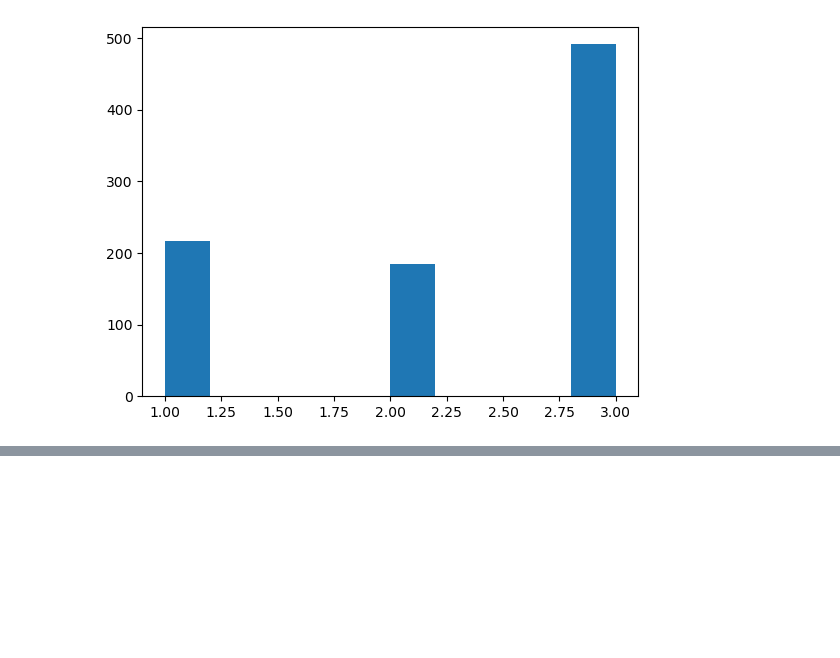
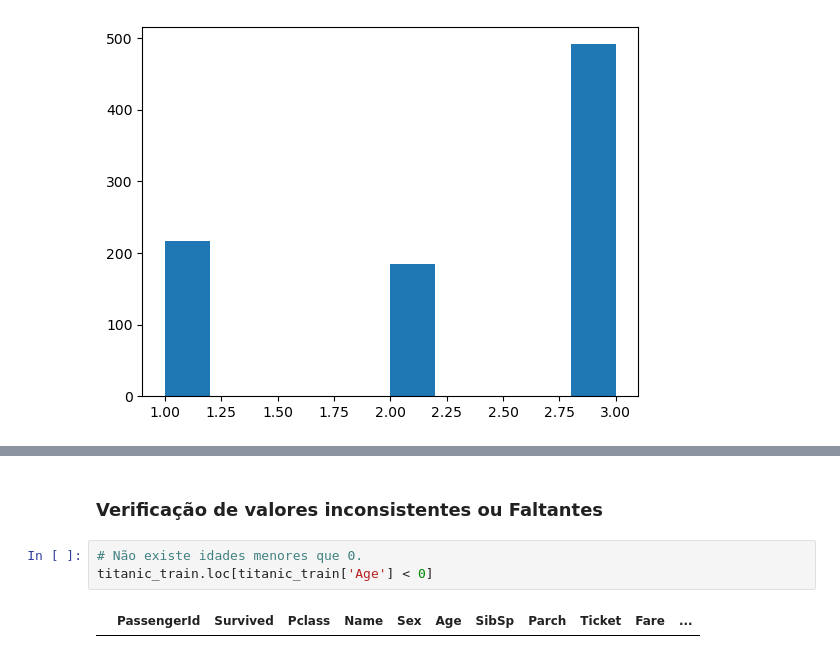
Before and after one commit to victorcunha94/ML_projects, a Jupyter notebook: titanic_kaggle/Untitled.ipynb, the cells around one changed output, grey strips where cells are left out. Drawn from its saved outputs; the diff is of its cells as text; blank space fills up the shorter version.

```diff
--- a/titanic_kaggle/Untitled.ipynb
+++ b/titanic_kaggle/Untitled.ipynb
@@ -97,0 +106,7 @@ plt.hist(x = titanic_train['Pclass']);
+# %% [markdown]
+### Verificação de valores inconsistentes ou Faltantes
+# %%
+# Não existe idades menores que 0.
+titanic_train.loc[titanic_train['Age'] < 0]
+# %% [output]
+|  | PassengerId | Survived | Pclass | Name | Sex | Age | SibSp | Parch | Ticket | Fare | ... |
```
Also changed, not shown: parts of 22 cells of this notebook.
